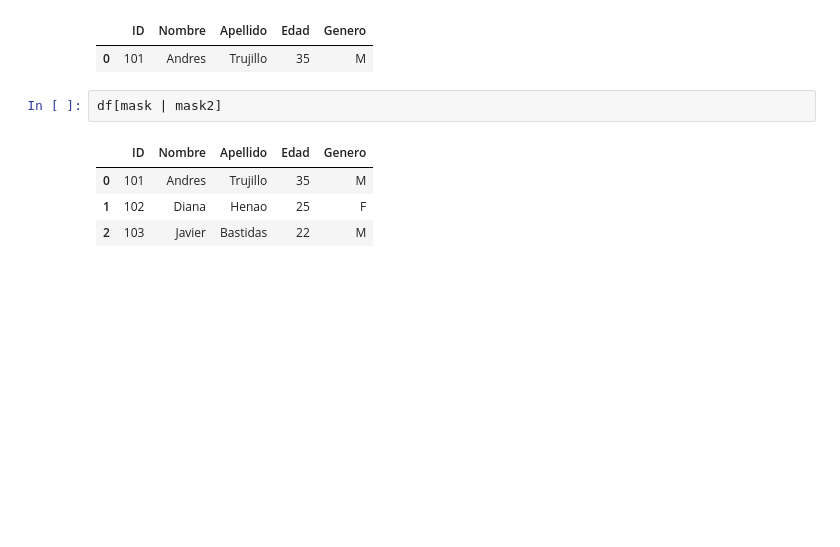
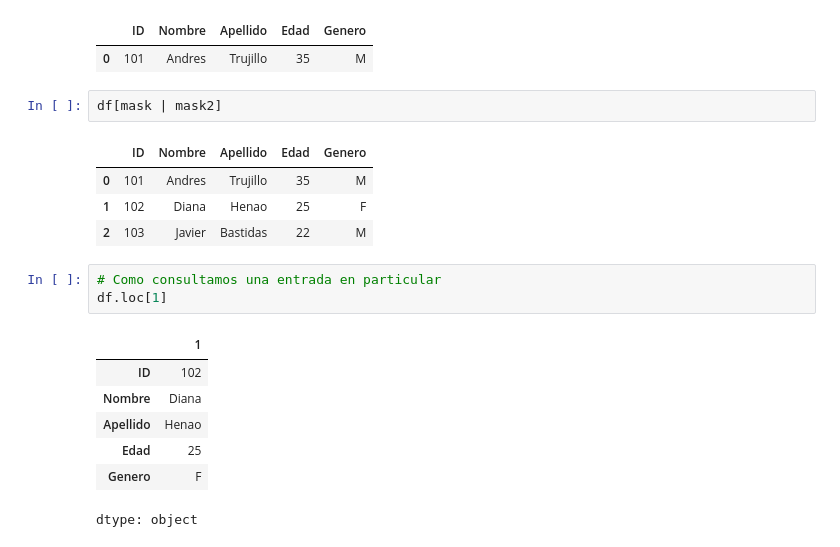
Before and after one commit to asegura4488/EDCO_IntroCienciaDatos, a Jupyter notebook: Semana2/Sesion3.ipynb, the cells around one changed output. Cells and saved outputs as stored; diff of their text form; blank space fills up the shorter version.

```diff
--- a/Semana2/Sesion3.ipynb
+++ b/Semana2/Sesion3.ipynb
@@ -244,3 +253,14 @@ df[mask | mask2]
 | 0 | 101 | Andres | Trujillo | 35 | M |
 | 1 | 102 | Diana | Henao | 25 | F |
 | 2 | 103 | Javier | Bastidas | 22 | M |
+# %%
+# Como consultamos una entrada en particular
+df.loc[1]
+# %% [output]
+|  | 1 |
+| ID | 102 |
+| Nombre | Diana |
+| Apellido | Henao |
+| Edad | 25 |
+| Genero | F |
+dtype: object
```
Also changed, not shown: parts of 13 cells of this notebook.
